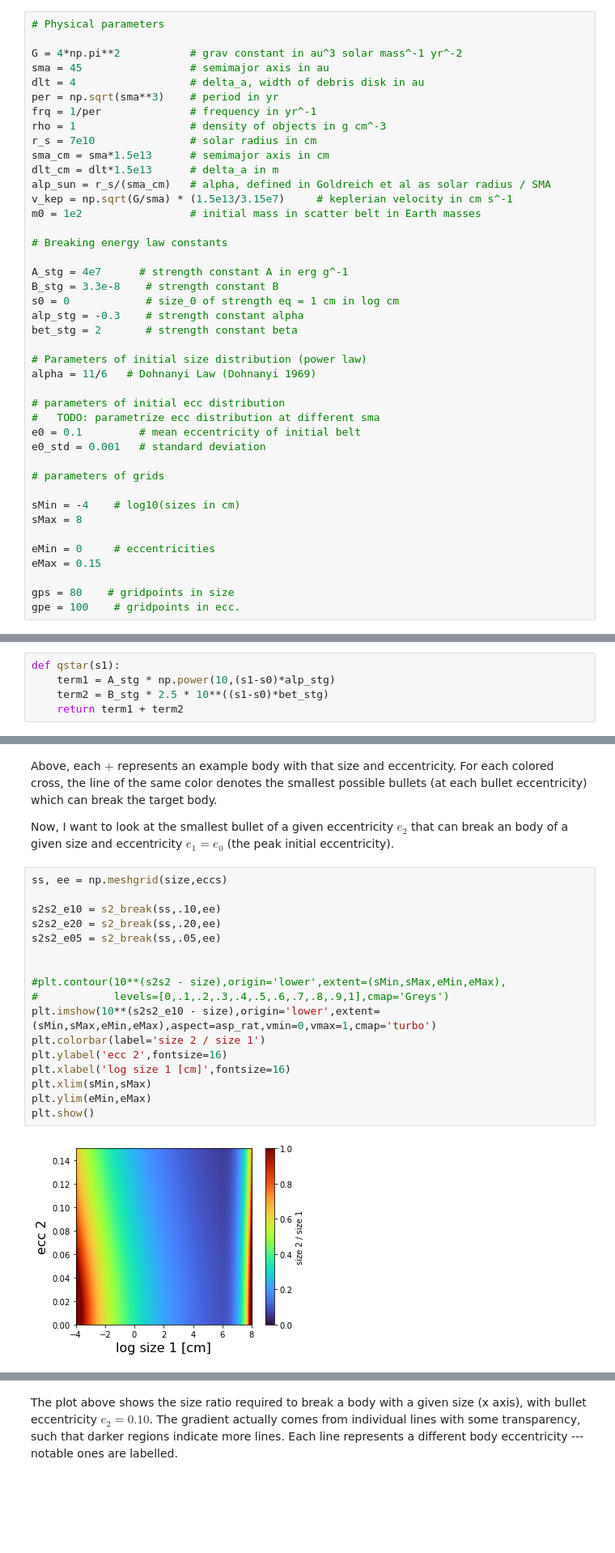
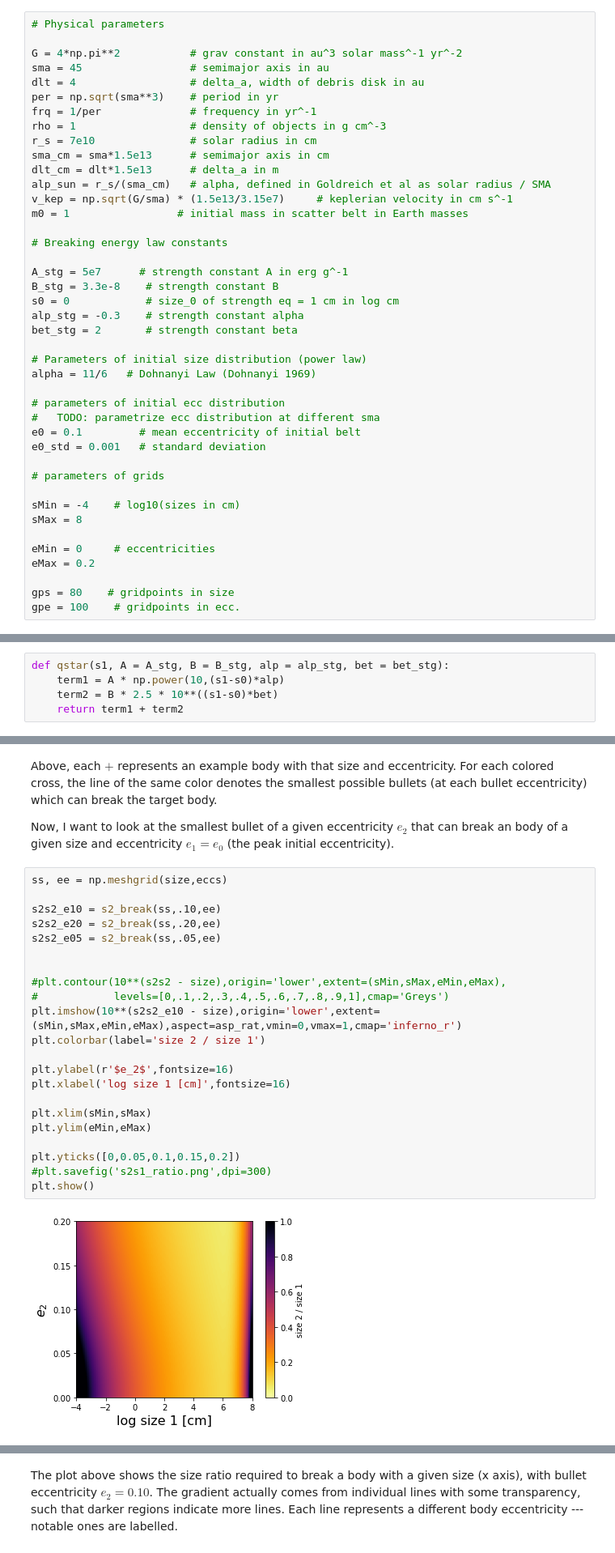
Before and after one commit to mdodici/cold-kuiper, a Jupyter notebook: lookup_table_details.ipynb, the cells around one changed output, grey strips where cells are left out. Shown at 81% size. Drawn from its saved outputs; the diff is of its cells as text; blank space fills up the shorter version.

```diff
--- a/lookup_table_details.ipynb
+++ b/lookup_table_details.ipynb
@@ -22,11 +22,11 @@ sma_cm = sma*1.5e13      # semimajor axis in cm
 dlt_cm = dlt*1.5e13      # delta_a in m
 alp_sun = r_s/(sma_cm)   # alpha, defined in Goldreich et al as solar radius / SMA
 v_kep = np.sqrt(G/sma) * (1.5e13/3.15e7)     # keplerian velocity in cm s^-1
-m0 = 1e2                 # initial mass in scatter belt in Earth masses
+m0 = 1                 # initial mass in scatter belt in Earth masses
 
 # Breaking energy law constants
 
-A_stg = 4e7      # strength constant A in erg g^-1
+A_stg = 5e7      # strength constant A in erg g^-1
 B_stg = 3.3e-8    # strength constant B
 s0 = 0            # size_0 of strength eq = 1 cm in log cm
 alp_stg = -0.3    # strength constant alpha
@@ -46,7 +46,7 @@ sMin = -4    # log10(sizes in cm)
 sMax = 8
 
 eMin = 0     # eccentricities
-eMax = 0.15
+eMax = 0.2
 
 gps = 80    # gridpoints in size
 gpe = 100    # gridpoints in ecc.
@@ -245,9 +275,9 @@ Okay that's good.
 # %% [markdown]
 ## Defining breaking energy for all particles
 # %%
-def qstar(s1):
-    term1 = A_stg * np.power(10,(s1-s0)*alp_stg)
-    term2 = B_stg * 2.5 * 10**((s1-s0)*bet_stg)
+def qstar(s1, A = A_stg, B = B_stg, alp = alp_stg, bet = bet_stg):
+    term1 = A * np.power(10,(s1-s0)*alp)
+    term2 = B * 2.5 * 10**((s1-s0)*bet)
     return term1 + term2
 # %%
 qsize = qstar(size)
@@ -327,22 +358,27 @@ Now, I want to look at the smallest bullet of a given eccentricity $e_2$ that ca
 # %%
 ss, ee = np.meshgrid(size,eccs)
 
 s2s2_e10 = s2_break(ss,.10,ee)
 s2s2_e20 = s2_break(ss,.20,ee)
 s2s2_e05 = s2_break(ss,.05,ee)
 
 
 #plt.contour(10**(s2s2 - size),origin='lower',extent=(sMin,sMax,eMin,eMax),
 #            levels=[0,.1,.2,.3,.4,.5,.6,.7,.8,.9,1],cmap='Greys')
-plt.imshow(10**(s2s2_e10 - size),origin='lower',extent=(sMin,sMax,eMin,eMax),aspect=asp_rat,vmin=0,vmax=1,cmap='turbo')
+plt.imshow(10**(s2s2_e10 - size),origin='lower',extent=(sMin,sMax,eMin,eMax),aspect=asp_rat,vmin=0,vmax=1,cmap='inferno_r')
 plt.colorbar(label='size 2 / size 1')
-plt.ylabel('ecc 2',fontsize=16)
+
+plt.ylabel(r'$e_2$',fontsize=16)
 plt.xlabel('log size 1 [cm]',fontsize=16)
+
 plt.xlim(sMin,sMax)
 plt.ylim(eMin,eMax)
+
+plt.yticks([0,0.05,0.1,0.15,0.2])
+#plt.savefig('s2s1_ratio.png',dpi=300)
 plt.show()
 # %% [output]
-[figure, old version]
+[figure, new version]
 # %%
 for i in range(gpe):
     plt.plot(size,10**(s2s2_e10 - size)[i],c='k',alpha=.05)
```
Also changed, not shown: parts of 29 cells of this notebook, 7 other files.
